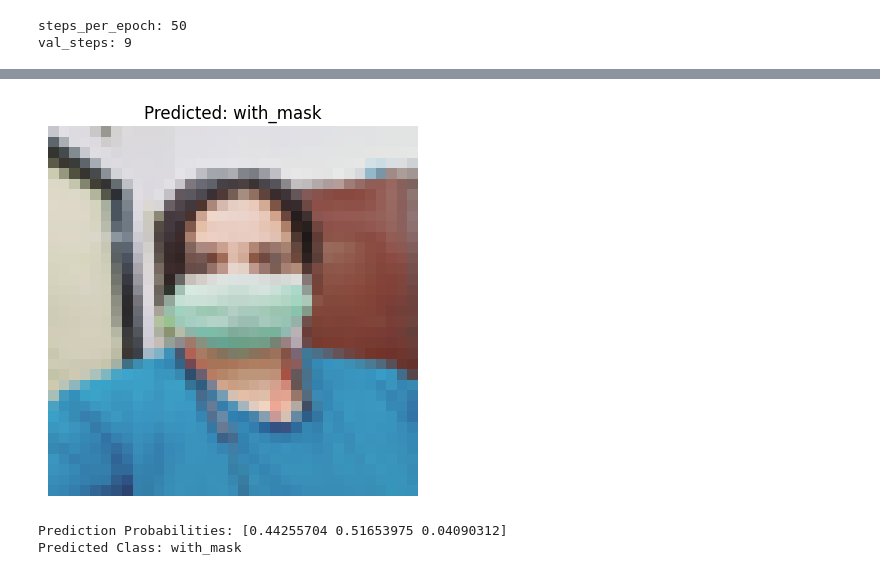
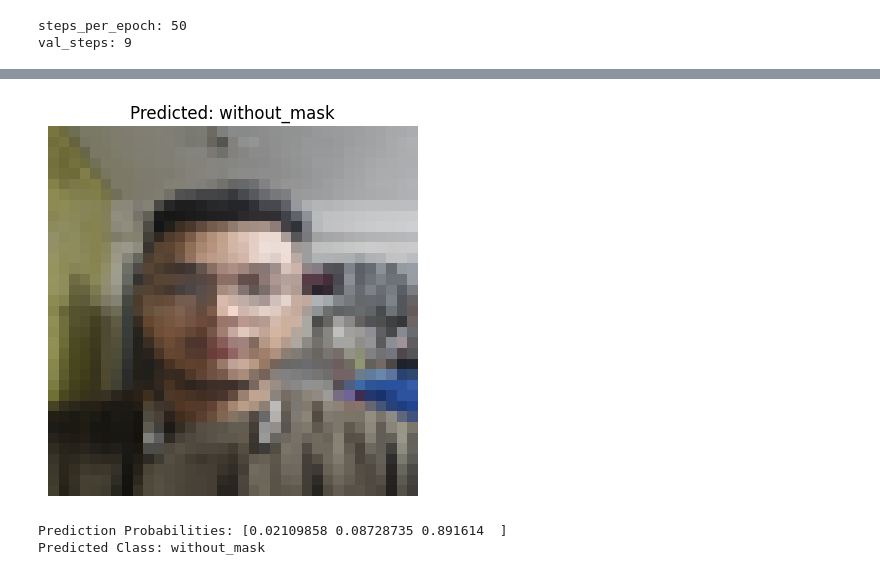
Before and after one commit to Soubhik-07-ops/face_mask_detection, a Jupyter notebook: mask_detection.ipynb, the cells around one changed output, grey strips where cells are left out. Drawn from its saved outputs; the diff is of its cells as text; code cells hidden in the pictures.

```diff
--- a/mask_detection.ipynb
+++ b/mask_detection.ipynb
@@ -452,7 +455,7 @@ def predict_single_image(model, image_path, class_indices, target_size=(35, 35))
     print(f"Predicted Class: {predicted_label}")
 # %%
 # Path to your single image
-image_path = r"K:\pics\IMG-20241217-WA0014.jpg"
+image_path = r"K:\pics\IMG20241217215358.jpg"
 
 # Predict the result
 predict_single_image(model, image_path, test_generator.class_indices)
@@ -461,3 +464,3 @@ predict_single_image(model, image_path, test_generator.class_indices)
-[figure, old version]
+[figure, new version]
-Prediction Probabilities: [0.44255704 0.51653975 0.04090312]
-Predicted Class: with_mask
+Prediction Probabilities: [0.02109858 0.08728735 0.891614  ]
+Predicted Class: without_mask
```
Also changed, not shown: parts of 9 cells of this notebook.
